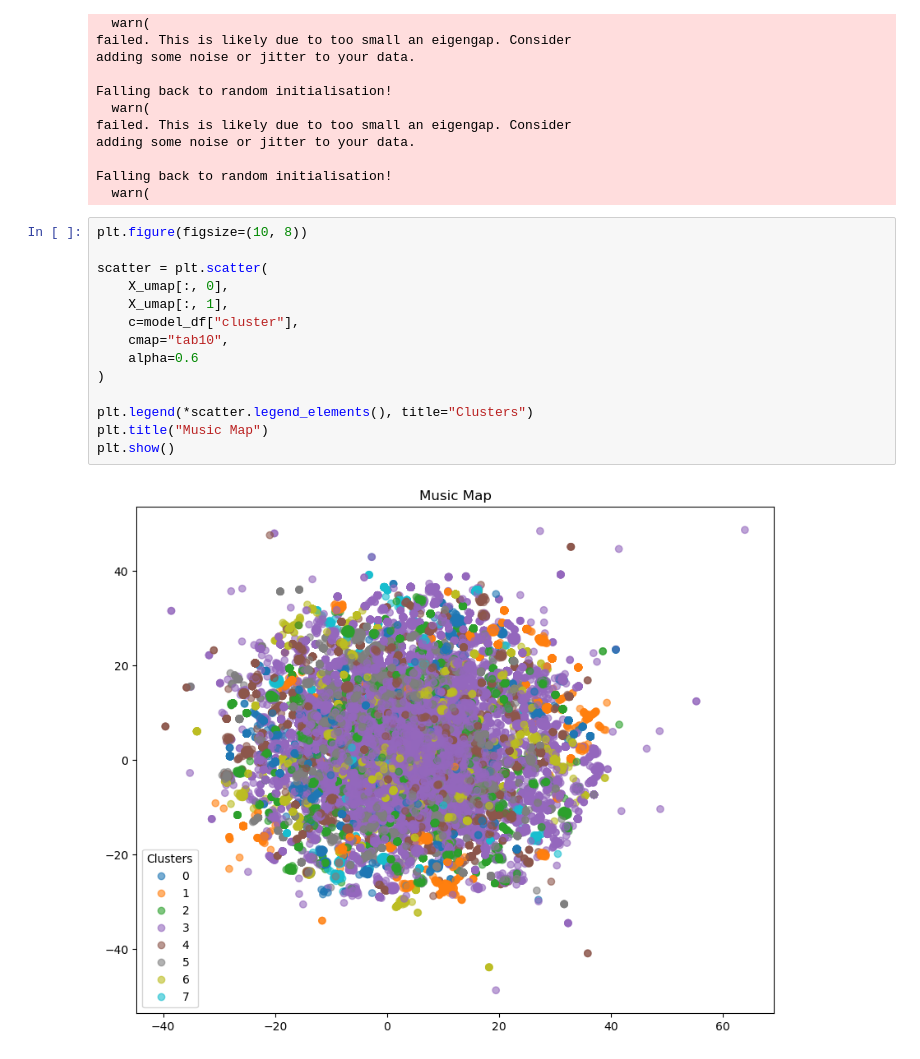
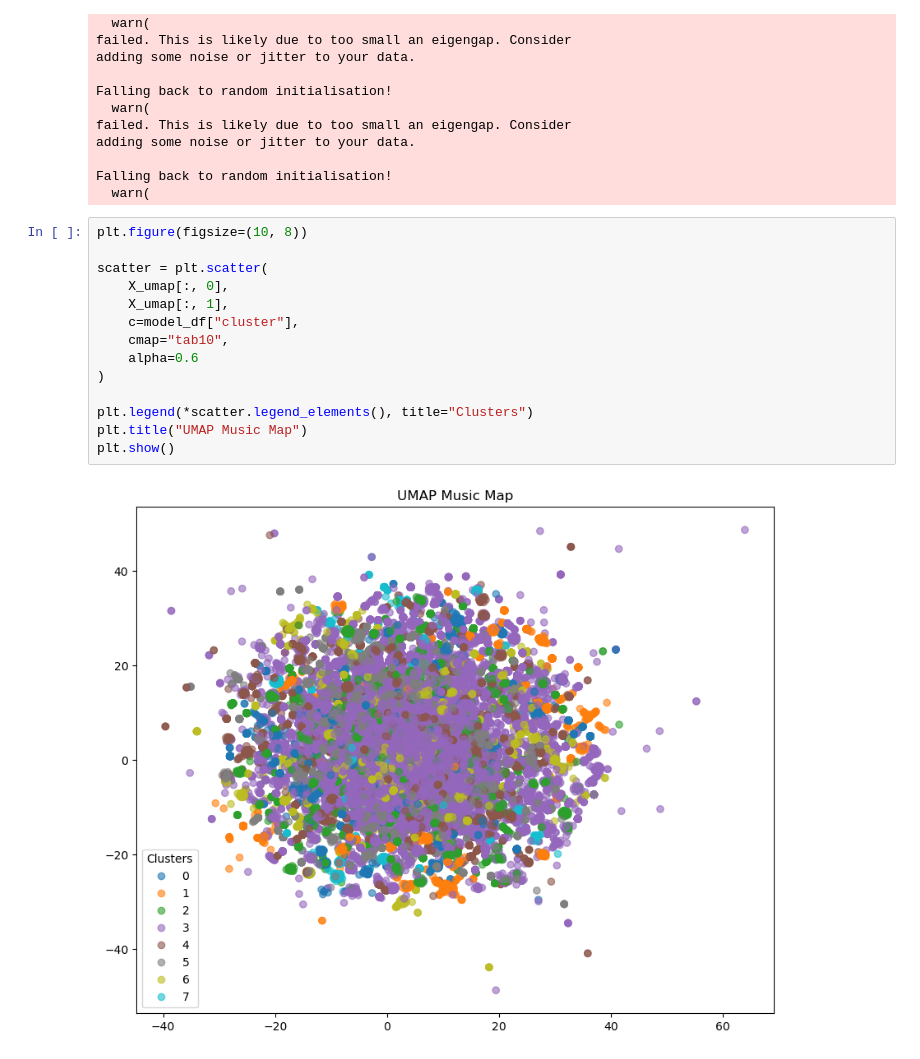
Before and after one commit to fredzell/music-mood-profiler, a Jupyter notebook: notebooks/06_lastfm_clusters_visualization_umap.ipynb, the cells around one changed output. Saved outputs shown, nothing was run; the diff lists cells and outputs as text.

Commit message:
Visualisations and timeline insights created

```diff
--- a/notebooks/06_lastfm_clusters_visualization_umap.ipynb
+++ b/notebooks/06_lastfm_clusters_visualization_umap.ipynb
@@ -65,16 +65,16 @@ Falling back to random initialisation!
 # %%
 plt.figure(figsize=(10, 8))
 
 scatter = plt.scatter(
     X_umap[:, 0],
     X_umap[:, 1],
     c=model_df["cluster"],
     cmap="tab10",
     alpha=0.6
 )
 
 plt.legend(*scatter.legend_elements(), title="Clusters")
-plt.title("Music Map")
+plt.title("UMAP Music Map")
 plt.show()
 # %% [output]
-[figure, old version]
+[figure, new version]
```
Also changed, not shown: parts of 12 cells of this notebook.
